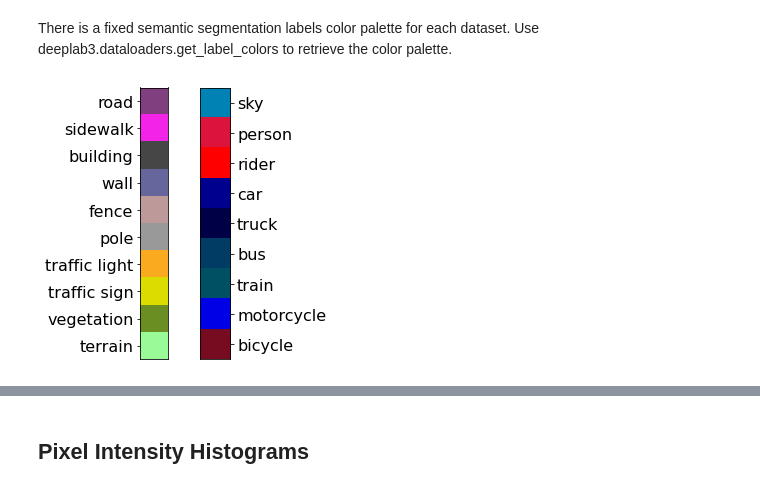
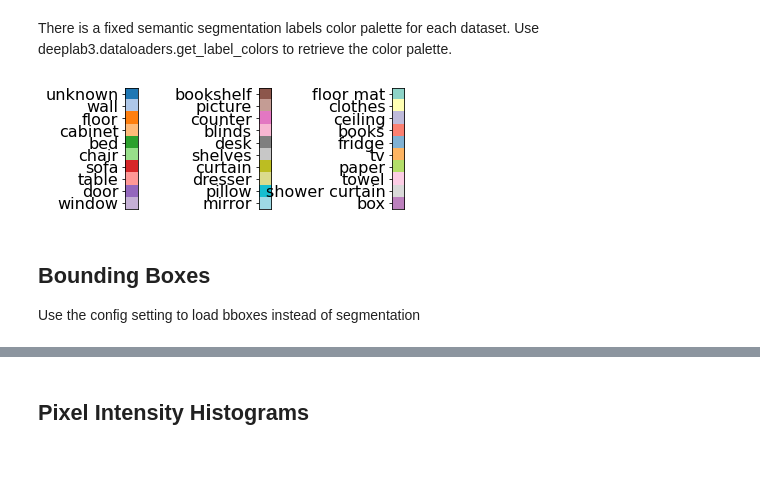
Before and after one commit to crmauceri/dataset_loaders, a Jupyter notebook: Data_Browser.ipynb, the cells around one changed output, grey strips where cells are left out. Cells and saved outputs as stored; diff of their text form; code cells hidden in the pictures; blank space fills up the shorter version.

```diff
--- a/Data_Browser.ipynb
+++ b/Data_Browser.ipynb
@@ -17,16 +17,16 @@ from types import SimpleNamespace
 # %% [markdown]
 ### Set these variables as desired to load different datasets.
 # %%
-dataset_name = 'cityscapes'
+dataset_name = 'sunrgbd'
 
 #All figures will be saved with the following prefix
-figure_prefix = "figures/cityscapes_"
+figure_prefix = "figures/sunrgbd_"
 
 # Dataset directory root
-root = 'datasets/cityscapes/'
+root = 'datasets/sunrgbd/'
 
 # Default configuration file
-cfg_file = 'configs/cityscapes_rgbd.yaml'
+cfg_file = 'configs/sunrgbd.yaml'
 
 # Extra configurations
 cfg_list = ['DATASET.CITYSCAPES.GT_MODE', 'gtFine',
@@ -61,19 +61,16 @@ def display_grid(images, labels):
 # %%
 def display_labels(colors, names):
     # for i = range(10)
-    fig = plt.figure(figsize=(2, 5))
-    ax = plt.subplot(1,2,1)
-    plt.imshow(colors[:, :10, :].transpose((1,0,2)))
-    plt.yticks(range(10), names[:10])
-    ax.get_xaxis().set_visible(False)
+    fig = plt.figure(figsize=(5, 5))
+    plt.subplots_adjust( wspace = 10 )
+    col = max(int(len(names)/10), 1)
+    for i in range(col):
+        ax = plt.subplot(1,col,i+1)
+        end = min(len(names), (i+1)*10)
+        plt.imshow(colors[:, i*10:end, :].transpose((1,0,2)))
+        plt.yticks(range(10), names[i*10:end])
+        ax.get_xaxis().set_visible(False)
 
-    ax = plt.subplot(1,2,2)
-    plt.imshow(colors[:, 10:, :].transpose((1,0,2)))
-    plt.yticks(range(9), names[10:])
-    ax.yaxis.tick_right()
-    ax.get_xaxis().set_visible(False)
-
-    plt.tight_layout()
     fig.savefig(figure_prefix + 'segmentation_legend.eps', format='eps', dpi=300)
 # %%
 #Same as main method of dataloaders.datasets.coco
@@ -115,14 +115,18 @@ There is a fixed semantic segmentation labels color palette for each dataset. Us
 # %%
 from dataloaders import get_label_colors
 
 font = {'size'   : 16}
 
 matplotlib.rc('font', **font)
 
 #Class colors for reference
 names = [x.replace('_', ' ') for x in val.loader.class_names]
 colors = np.expand_dims(get_label_colors(cfg), 0)
 
-display_labels(colors,names)
+display_labels(colors[:, :len(names), :], names)
 # %% [output]
-[figure, old version]
+[figure, new version]
+# %% [markdown]
+## Bounding Boxes
+
+Use the config setting to load bboxes instead of segmentation
```
Also changed, not shown: parts of 16 cells of this notebook, 10 other files.
